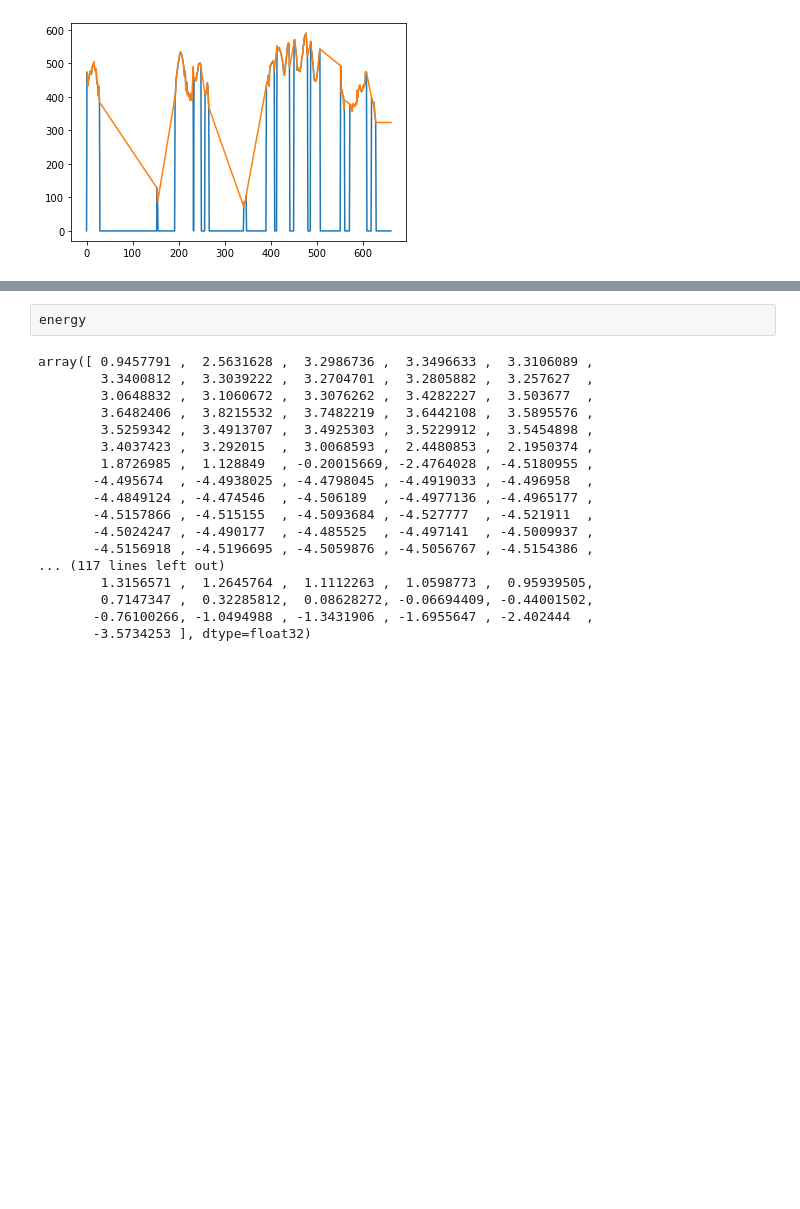
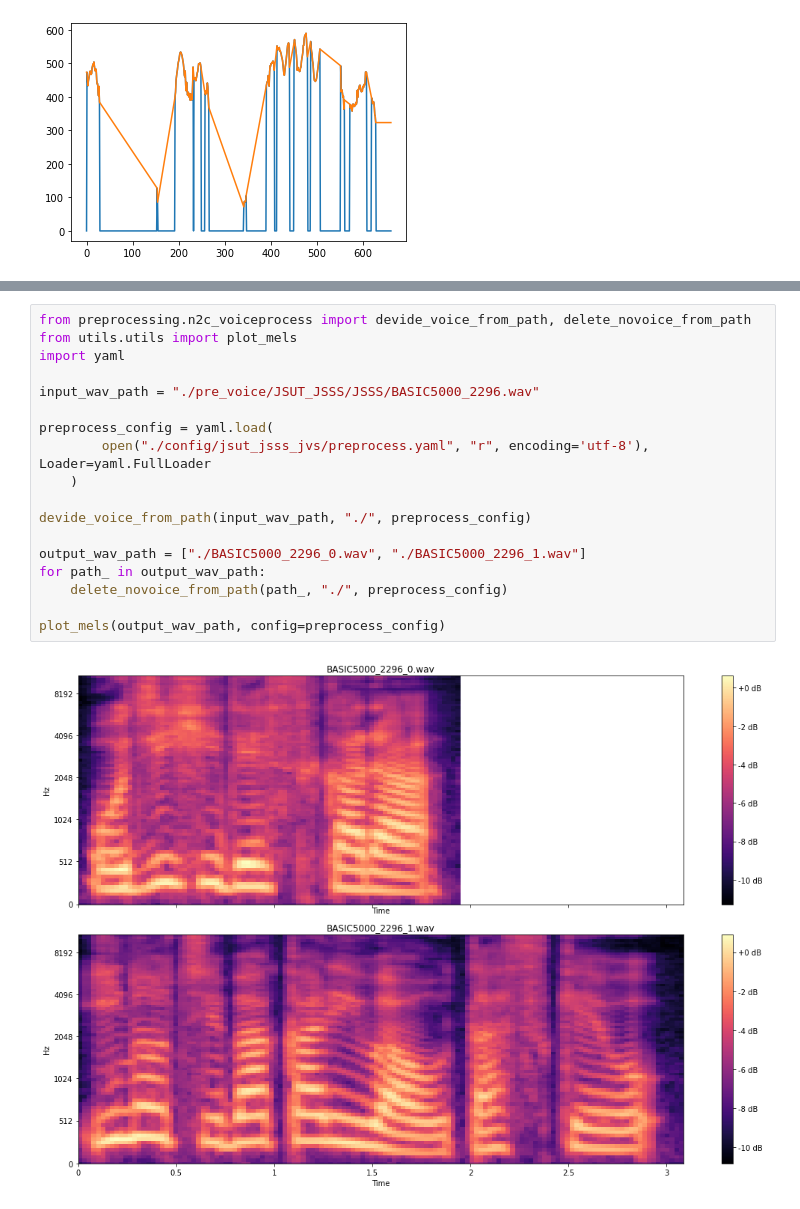
Before and after one commit to YutoNishimura-v2/my_NAR-S2S-VC, a Jupyter notebook: mel_check.ipynb, the cells around one changed output, grey strips where cells are left out. Drawn from its saved outputs; the diff is of its cells as text; blank space fills up the shorter version.

```diff
--- a/mel_check.ipynb
+++ b/mel_check.ipynb
@@ -430,20 +430,20 @@ plt.show()
-# %%
-energy
-# %% [output]
-array([ 0.9457791 ,  2.5631628 ,  3.2986736 ,  3.3496633 ,  3.3106089 ,
-        3.3400812 ,  3.3039222 ,  3.2704701 ,  3.2805882 ,  3.257627  ,
-        3.0648832 ,  3.1060672 ,  3.3076262 ,  3.4282227 ,  3.503677  ,
-        3.6482406 ,  3.8215532 ,  3.7482219 ,  3.6442108 ,  3.5895576 ,
-        3.5259342 ,  3.4913707 ,  3.4925303 ,  3.5229912 ,  3.5454898 ,
-        3.4037423 ,  3.292015  ,  3.0068593 ,  2.4480853 ,  2.1950374 ,
-        1.8726985 ,  1.128849  , -0.20015669, -2.4764028 , -4.5180955 ,
-       -4.495674  , -4.4938025 , -4.4798045 , -4.4919033 , -4.496958  ,
-       -4.4849124 , -4.474546  , -4.506189  , -4.4977136 , -4.4965177 ,
-       -4.5157866 , -4.515155  , -4.5093684 , -4.527777  , -4.521911  ,
-       -4.5024247 , -4.490177  , -4.485525  , -4.497141  , -4.5009937 ,
-       -4.5156918 , -4.5196695 , -4.5059876 , -4.5056767 , -4.5154386 ,
-... (117 lines left out)
-        1.3156571 ,  1.2645764 ,  1.1112263 ,  1.0598773 ,  0.95939505,
-        0.7147347 ,  0.32285812,  0.08628272, -0.06694409, -0.44001502,
-       -0.76100266, -1.0494988 , -1.3431906 , -1.6955647 , -2.402444  ,
-       -3.5734253 ], dtype=float32)
+# %%
+from preprocessing.n2c_voiceprocess import devide_voice_from_path, delete_novoice_from_path
+from utils.utils import plot_mels
+import yaml
+
+input_wav_path = "./pre_voice/JSUT_JSSS/JSSS/BASIC5000_2296.wav"
+
+preprocess_config = yaml.load(
+        open("./config/jsut_jsss_jvs/preprocess.yaml", "r", encoding='utf-8'), Loader=yaml.FullLoader
+    )
+
+devide_voice_from_path(input_wav_path, "./", preprocess_config)
+
+output_wav_path = ["./BASIC5000_2296_0.wav", "./BASIC5000_2296_1.wav"]
+for path_ in output_wav_path:
+    delete_novoice_from_path(path_, "./", preprocess_config)
+
+plot_mels(output_wav_path, config=preprocess_config)
+# %% [output]
+[figure, added]
```
Also changed, not shown: parts of 4 cells of this notebook, 9 other files.
